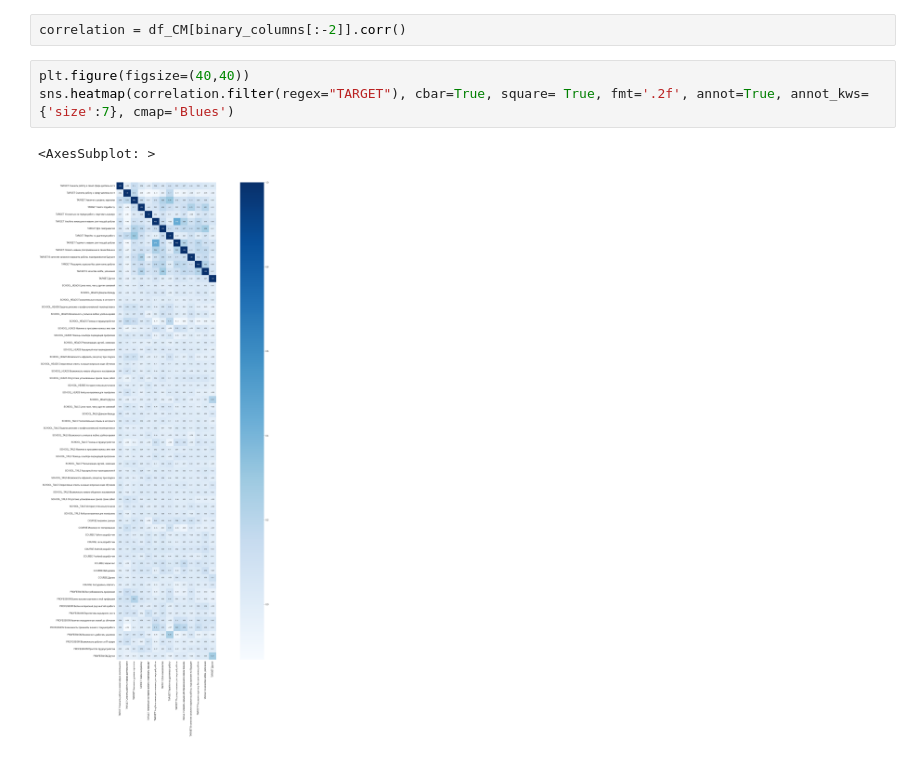
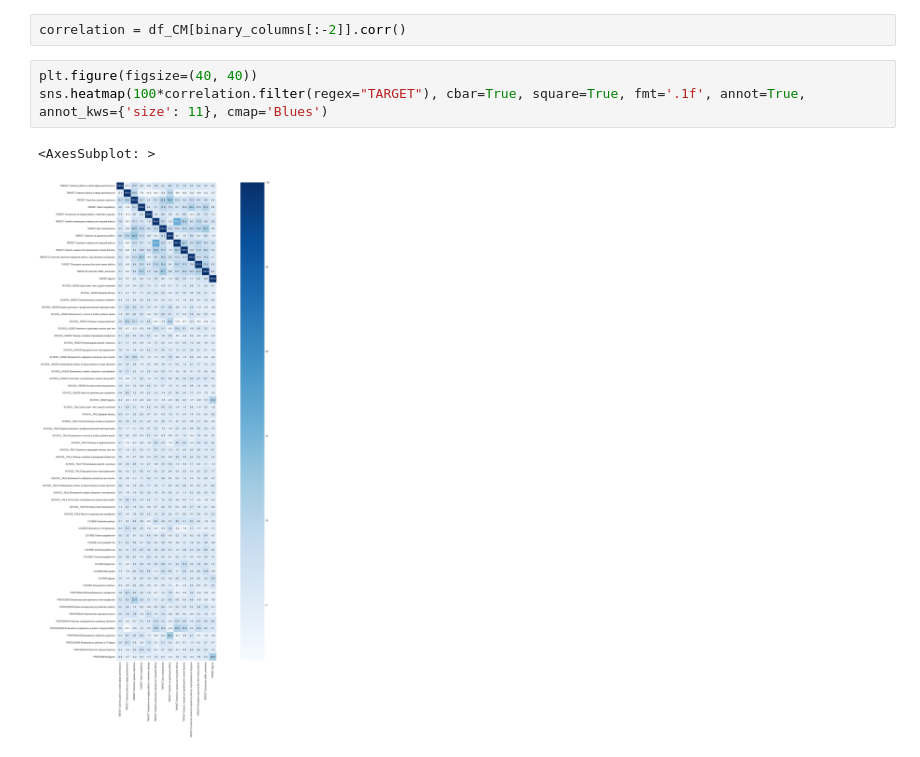
Before and after one commit to viktorlov/ad-hoc, a Jupyter notebook: 003 ЦА на входе/003 ЦА на входе __VOr --v2 --CM.ipynb, the cells around one changed output. Drawn from its saved outputs; the diff is of its cells as text.

```diff
--- a/003 ЦА на входе/003 ЦА на входе __VOr --v2 --CM.ipynb
+++ b/003 ЦА на входе/003 ЦА на входе __VOr --v2 --CM.ipynb
@@ -58,8 +59,8 @@ df_CM.filter(regex='ALL')
 # %%
 correlation = df_CM[binary_columns[:-2]].corr()
 # %%
-plt.figure(figsize=(40,40))
-sns.heatmap(correlation.filter(regex="TARGET"), cbar=True, square= True, fmt='.2f', annot=True, annot_kws={'size':7}, cmap='Blues')
+plt.figure(figsize=(40, 40))
+sns.heatmap(100*correlation.filter(regex="TARGET"), cbar=True, square=True, fmt='.1f', annot=True, annot_kws={'size': 11}, cmap='Blues')
 # %% [output]
 <AxesSubplot: >
-[figure, old version]
+[figure, new version]
```
Also changed, not shown: parts of 2 cells of this notebook.
